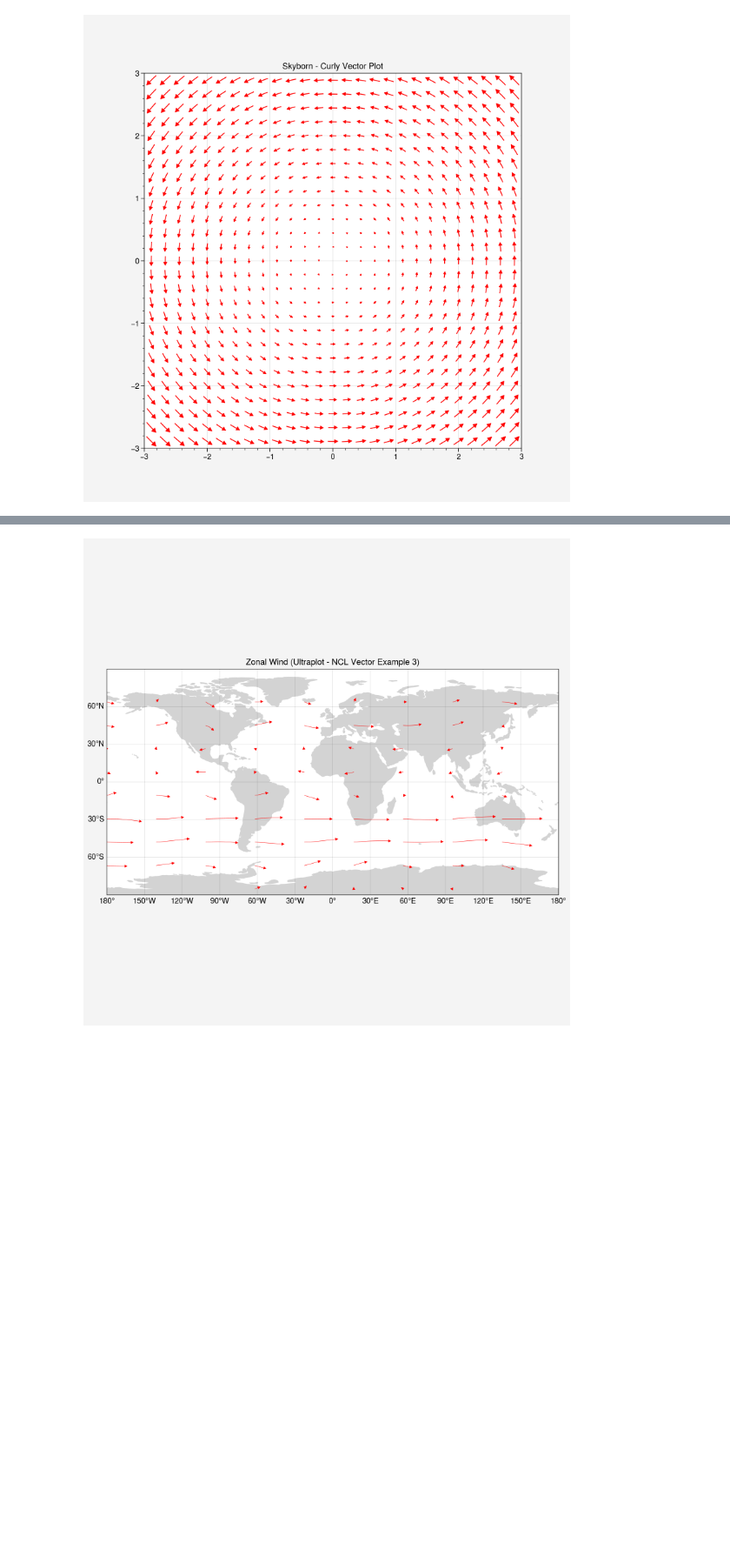
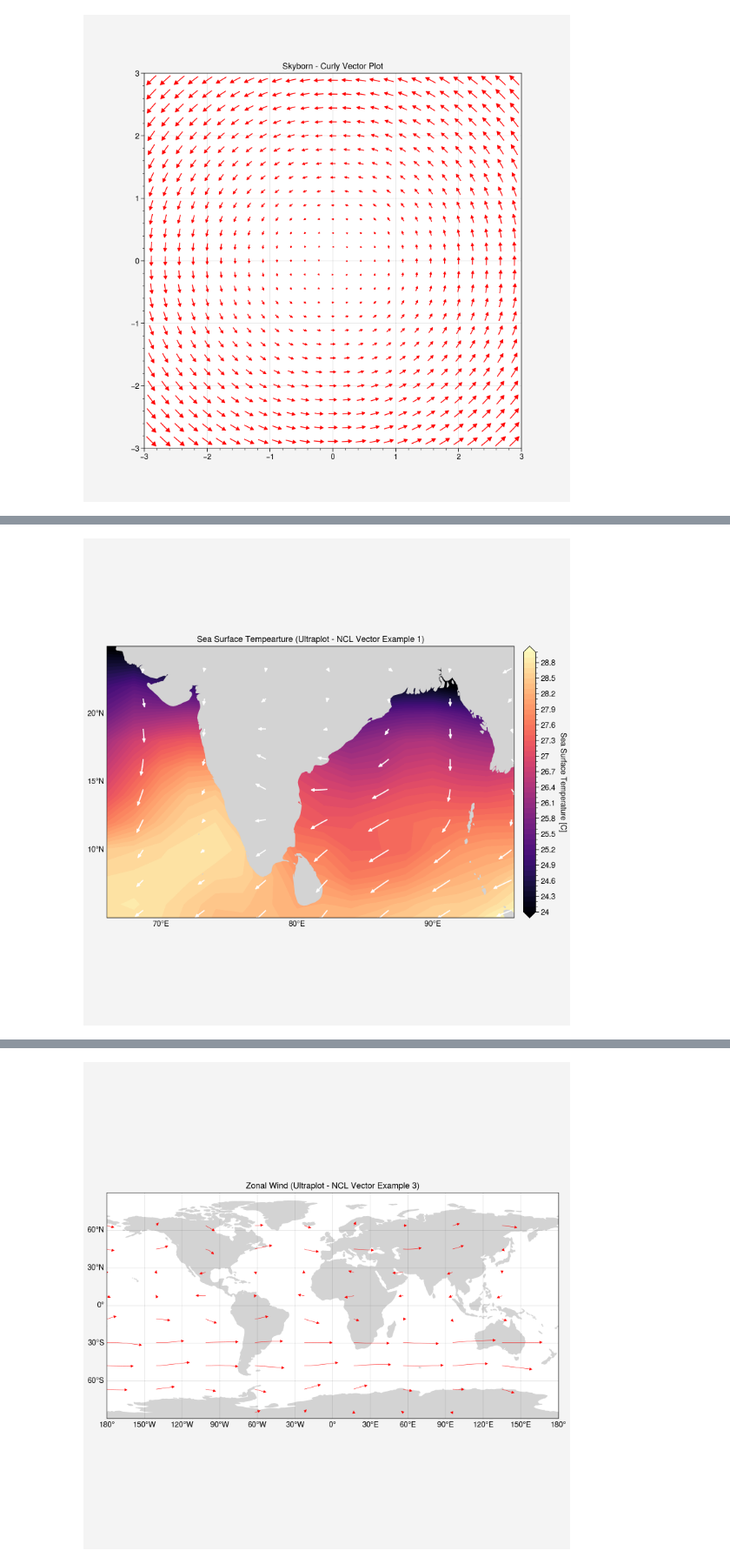
Before and after one commit to cyschneck/geocat-research, a Jupyter notebook: curly_vectors/curly_vectors.ipynb, the cells around one changed output, grey strips where cells are left out. Shown at 87% size. Cells and saved outputs as stored; diff of their text form; code cells hidden in the pictures; blank space fills up the shorter version.

Commit message:
sea surface temperature vector 1 example

```diff
--- a/curly_vectors/curly_vectors.ipynb
+++ b/curly_vectors/curly_vectors.ipynb
@@ -87,6 +87,73 @@ plt.show()
 
 GeoCAT-Examples:
 ![vector_1](https://geocat-examples.readthedocs.io/en/latest/_images/sphx_glr_NCL_vector_1_001.png)
+# %%
+# https://geocat-examples.readthedocs.io/en/latest/gallery/Vectors/NCL_vector_1.html
+import xarray as xr
+import geocat.datafiles as gdf
+import cartopy
+from matplotlib import pyplot as plt
+
+# Open a netCDF data file using xarray default engine and load the data into xarrays
+sst_in = xr.open_dataset(gdf.get("netcdf_files/sst8292.nc"))
+uv_in = xr.open_dataset(gdf.get("netcdf_files/uvt.nc"))
+
+# Use date as the dimension rather than time
+sst_in = sst_in.set_coords("date").swap_dims({"time": "date"}).drop_vars('time')
+uv_in = uv_in.set_coords("date").swap_dims({"time": "date"}).drop_vars('time')
+
+# Extract required variables
+# Read SST and U, V for Jan 1988 (at 1000 mb for U, V)
+# Note that we could use .isel() if we know the indices of date and lev
+sst = sst_in['SST'].sel(date=198801)
+u = uv_in['U'].sel(date=198801, lev=1000)
+v = uv_in['V'].sel(date=198801, lev=1000)
+
+# Read in grid information
+lat_uv = u['lat']
+lon_uv = u['lon']
+
+# plot
+fig, ax = uplot.subplot(figsize=(8, 8), proj="cyl")
+ax.set_extent((66, 96, 5, 25)) # zoom on India
+
+# Create the filled contour plot with "magma"
+sst_plot = sst.plot.contourf(
+    ax=ax,
+    transform="cyl",
+    levels=51,
+    vmin=24,
+    vmax=29,
+    cmap="magma",
+)
+
+ax.add_feature(
+    cartopy.feature.LAND, edgecolor='lightgray', facecolor='lightgray', zorder=1
+)
+
+ax.curved_quiver(lon_uv.values, lat_uv.values, u.values, v.values,
+                 color= "white",
+                 arrow_at_end=True,
+                 arrowsize=0.7,
+                 linewidth=1.4,
+                 density=80,
+                 grains=80)
+
+ax.format(
+    title="Sea Surface Tempearture (Ultraplot - NCL Vector Example 1)",
+    land=False,
+    grid=False,
+    lonlabels='bottom',      # place labels on the bottom (longitude)
+    latlabels='left',        # place labels on the left (latitude)
+    lonlocator=10,           # Labels every 10 degrees (longitude)
+    latlocator=5,            # Labels every 5 degrees (latitude)
+    lonformatter='deglon',   # Format to degrees East/West
+    latformatter='deglat'    # Format to degrees North/South
+)
+
+plt.show()
+# %% [output]
+[figure, added]
 # %% [markdown]
 # NCL Vector Example 3
 - "Plot U and V vectors globally"
```
Also changed, not shown: parts of 2 cells of this notebook.
